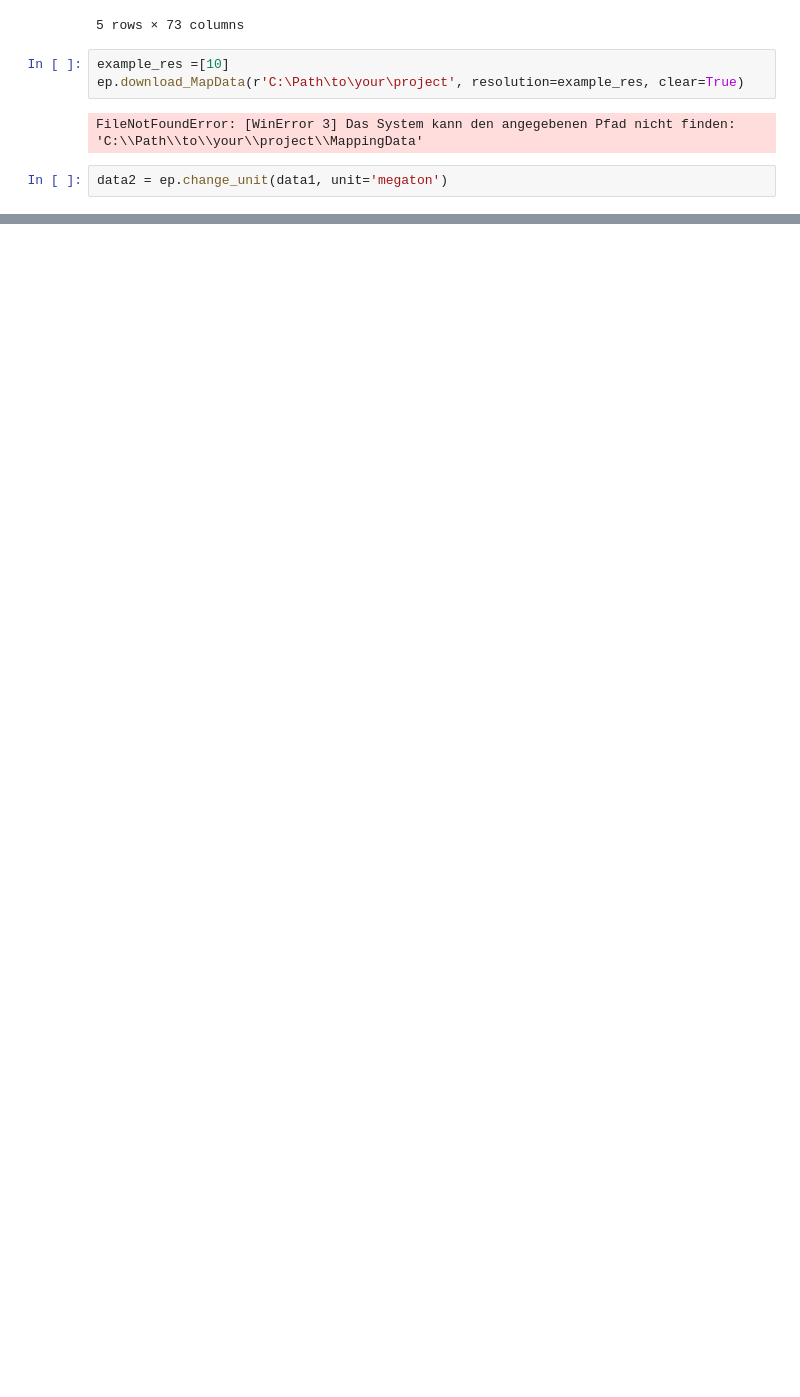
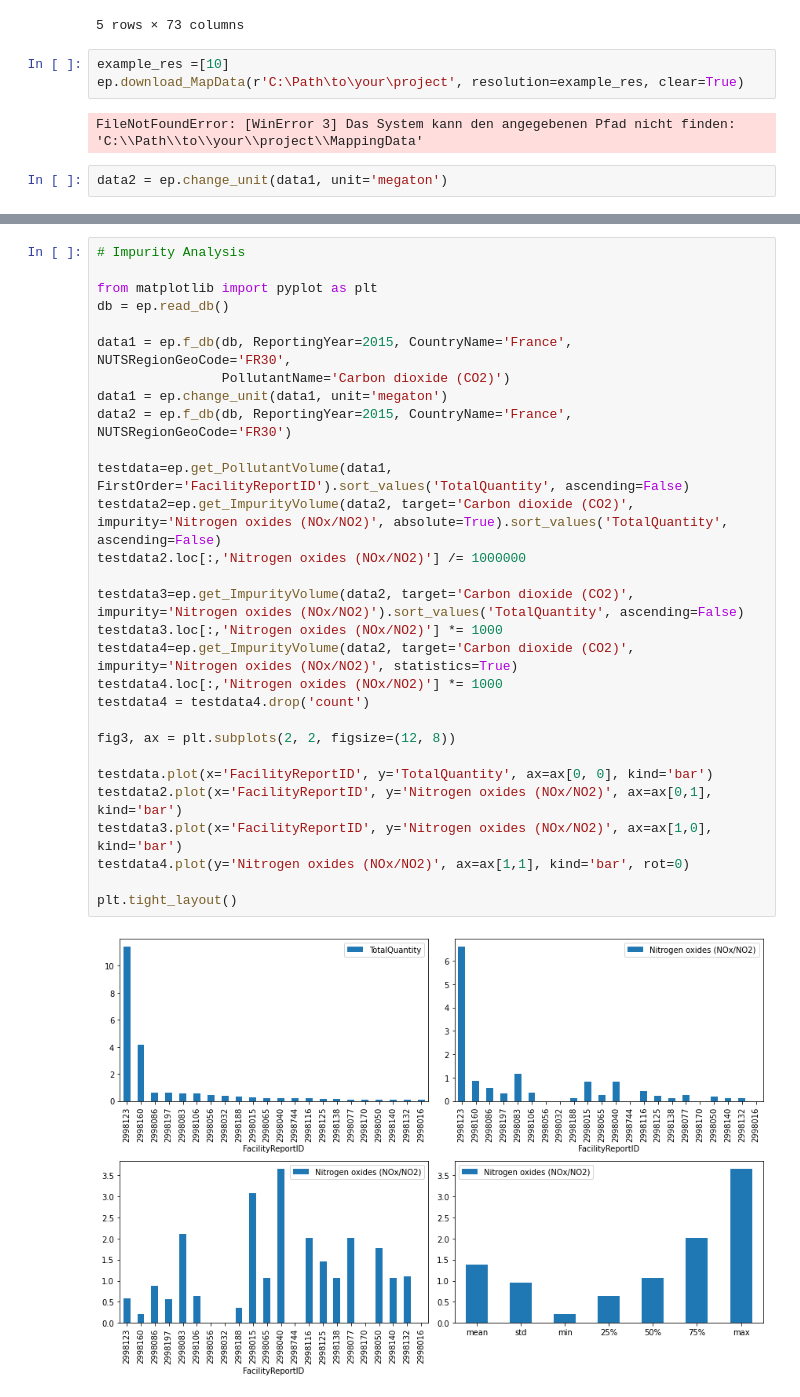
Before and after one commit to ElsevierSoftwareX/SOFTX-D-21-00134, a Jupyter notebook: docs/source/notebooks/Tutorial_5_Special_Features.ipynb, the cells around one changed output, grey strips where cells are left out. Drawn from its saved outputs; the diff is of its cells as text; blank space fills up the shorter version.

Commit message:
(fix) moved impurity code to correct chapter and added it to notebook

```diff
--- a/docs/source/notebooks/Tutorial_5_Special_Features.ipynb
+++ b/docs/source/notebooks/Tutorial_5_Special_Features.ipynb
@@ -64,3 +64,34 @@ data9.head()
 | 3685 | DE | Germany | 54.340605 | 10.178735 | DEF0 | NACE_1.1:40.30 | Steam and hot water supply | 2001 | 40850 | ... |
 | 3686 | DE | Germany | 54.340605 | 10.178735 | DEF0 | NACE_1.1:40.30 | Steam and hot water supply | 2001 | 40852 | ... |
 | 3687 | DE | Germany | 54.340605 | 10.178735 | DEF0 | NACE_1.1:40.30 | Steam and hot water supply | 2001 | 40853 | ... |
+# %%
+# Impurity Analysis
+
+from matplotlib import pyplot as plt
+db = ep.read_db()
+
+data1 = ep.f_db(db, ReportingYear=2015, CountryName='France', NUTSRegionGeoCode='FR30',
+                PollutantName='Carbon dioxide (CO2)')
+data1 = ep.change_unit(data1, unit='megaton')
+data2 = ep.f_db(db, ReportingYear=2015, CountryName='France', NUTSRegionGeoCode='FR30')
+
+testdata=ep.get_PollutantVolume(data1, FirstOrder='FacilityReportID').sort_values('TotalQuantity', ascending=False)
+testdata2=ep.get_ImpurityVolume(data2, target='Carbon dioxide (CO2)', impurity='Nitrogen oxides (NOx/NO2)', absolute=True).sort_values('TotalQuantity', ascending=False)
+testdata2.loc[:,'Nitrogen oxides (NOx/NO2)'] /= 1000000
+
+testdata3=ep.get_ImpurityVolume(data2, target='Carbon dioxide (CO2)', impurity='Nitrogen oxides (NOx/NO2)').sort_values('TotalQuantity', ascending=False)
+testdata3.loc[:,'Nitrogen oxides (NOx/NO2)'] *= 1000
+testdata4=ep.get_ImpurityVolume(data2, target='Carbon dioxide (CO2)', impurity='Nitrogen oxides (NOx/NO2)', statistics=True)
+testdata4.loc[:,'Nitrogen oxides (NOx/NO2)'] *= 1000
+testdata4 = testdata4.drop('count')
+
+fig3, ax = plt.subplots(2, 2, figsize=(12, 8))
+
+testdata.plot(x='FacilityReportID', y='TotalQuantity', ax=ax[0, 0], kind='bar')
+testdata2.plot(x='FacilityReportID', y='Nitrogen oxides (NOx/NO2)', ax=ax[0,1], kind='bar')
+testdata3.plot(x='FacilityReportID', y='Nitrogen oxides (NOx/NO2)', ax=ax[1,0], kind='bar')
+testdata4.plot(y='Nitrogen oxides (NOx/NO2)', ax=ax[1,1], kind='bar', rot=0)
+
+plt.tight_layout()
+# %% [output]
+[figure, added]
```
Also changed, not shown: 1 other file.
